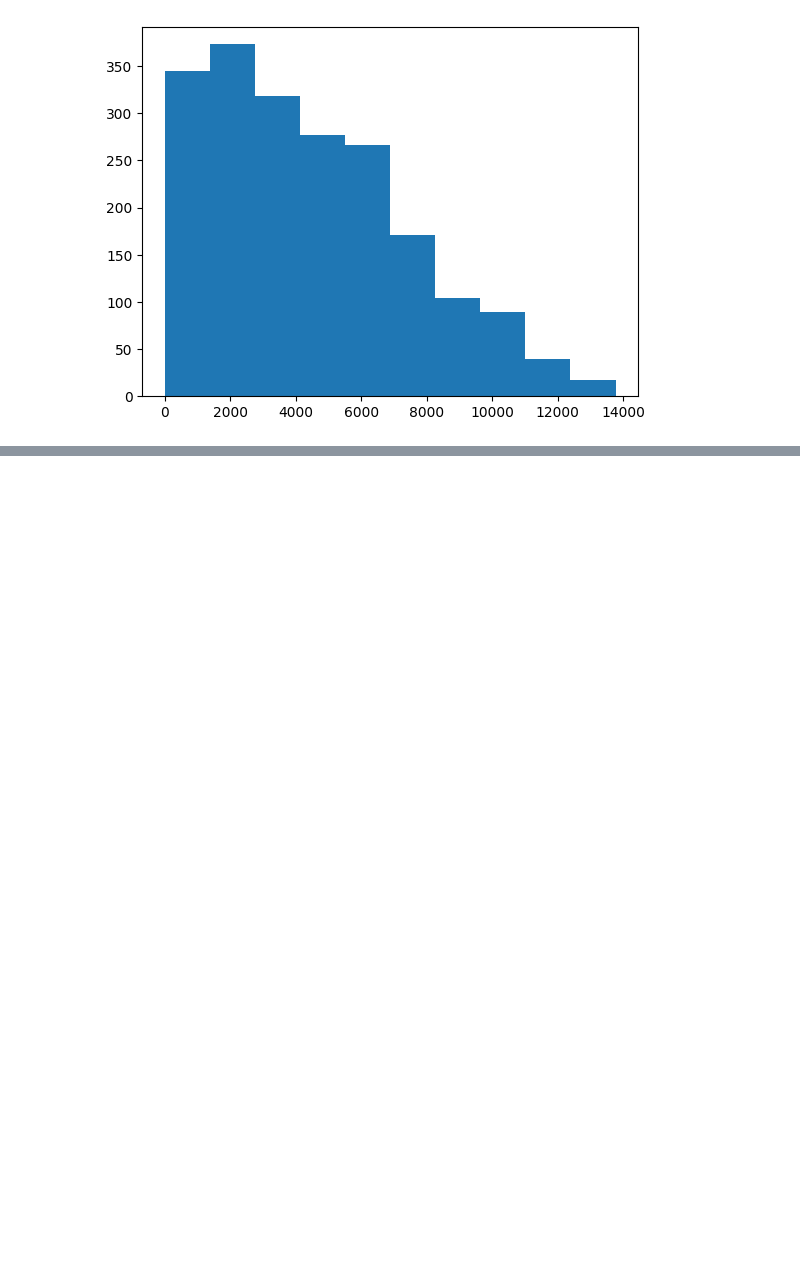
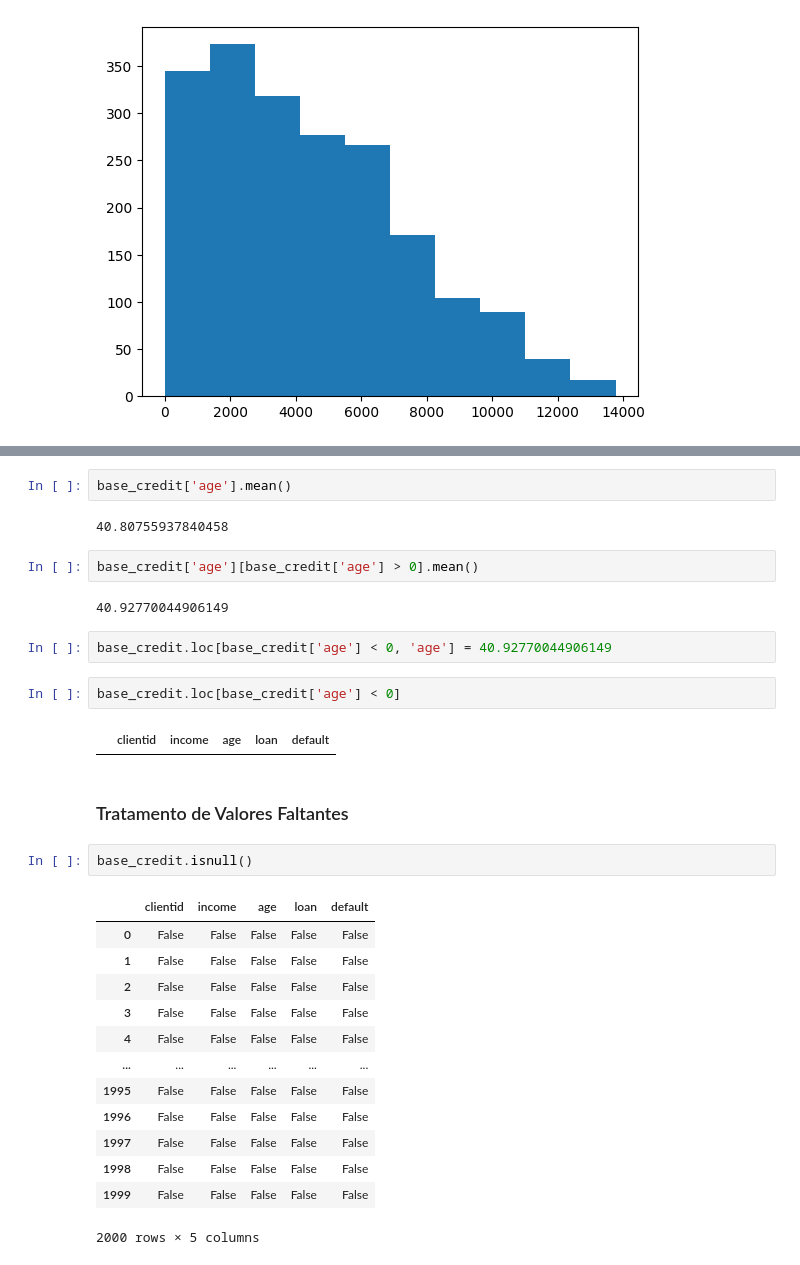
Before and after one commit to GabrielFePL/Curso-de-Machine-Learning-e-Data-Science, a Jupyter notebook: CursoMachineLearning.ipynb, the cells around one changed output, grey strips where cells are left out. Cells and saved outputs as stored; diff of their text form; blank space fills up the shorter version.

```diff
--- a/CursoMachineLearning.ipynb
+++ b/CursoMachineLearning.ipynb
@@ -130,0 +204,32 @@ grafico.show()
+# %%
+base_credit['age'].mean()
+# %% [output]
+40.80755937840458
+# %%
+base_credit['age'][base_credit['age'] > 0].mean()
+# %% [output]
+40.92770044906149
+# %%
+base_credit.loc[base_credit['age'] < 0, 'age'] = 40.92770044906149
+# %%
+base_credit.loc[base_credit['age'] < 0]
+# %% [output]
+|  | clientid | income | age | loan | default |
+# %% [markdown]
+### Tratamento de Valores Faltantes
+# %%
+base_credit.isnull()
+# %% [output]
+|  | clientid | income | age | loan | default |
+| 0 | False | False | False | False | False |
+| 1 | False | False | False | False | False |
+| 2 | False | False | False | False | False |
+| 3 | False | False | False | False | False |
+| 4 | False | False | False | False | False |
+| ... | ... | ... | ... | ... | ... |
+| 1995 | False | False | False | False | False |
+| 1996 | False | False | False | False | False |
+| 1997 | False | False | False | False | False |
+| 1998 | False | False | False | False | False |
+| 1999 | False | False | False | False | False |
+2000 rows × 5 columns
```
Also changed, not shown: parts of 33 cells of this notebook.
